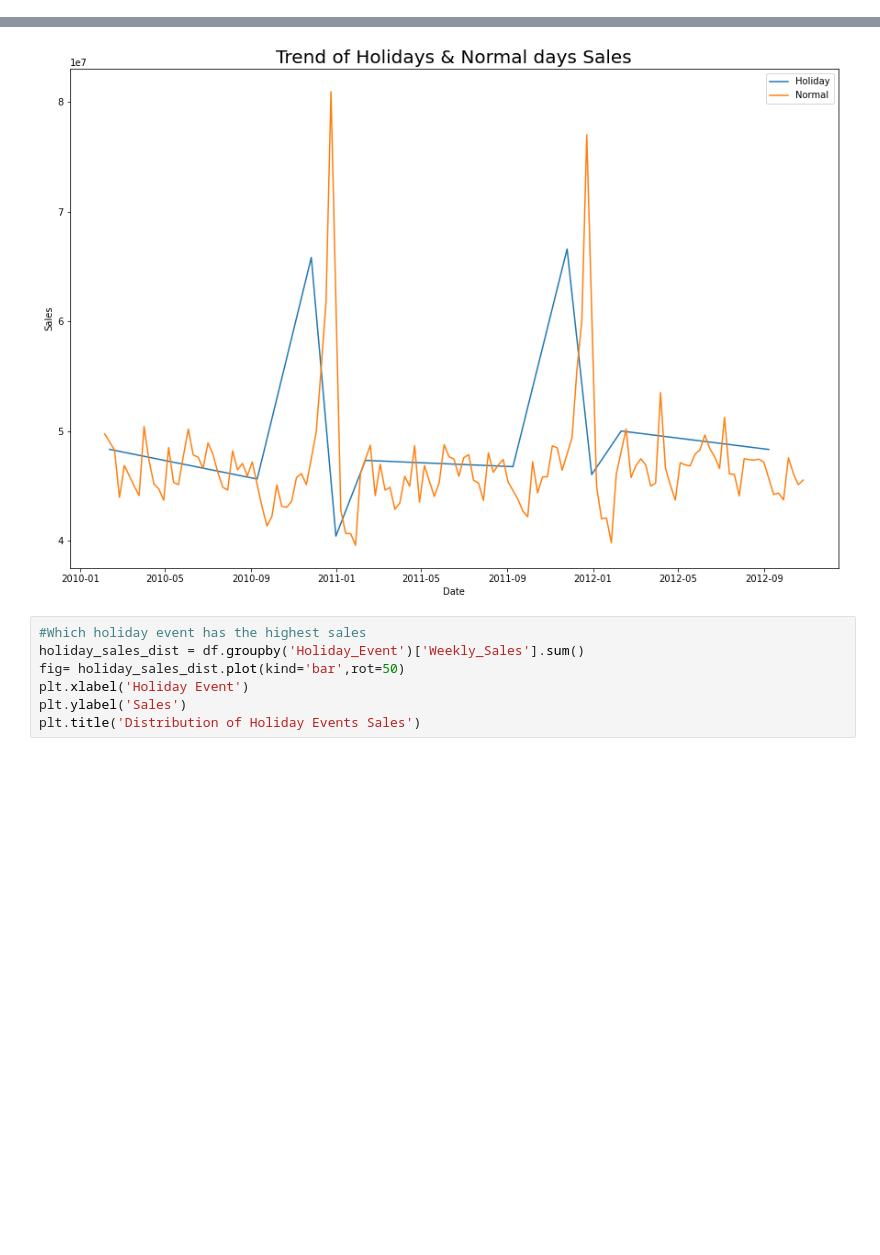
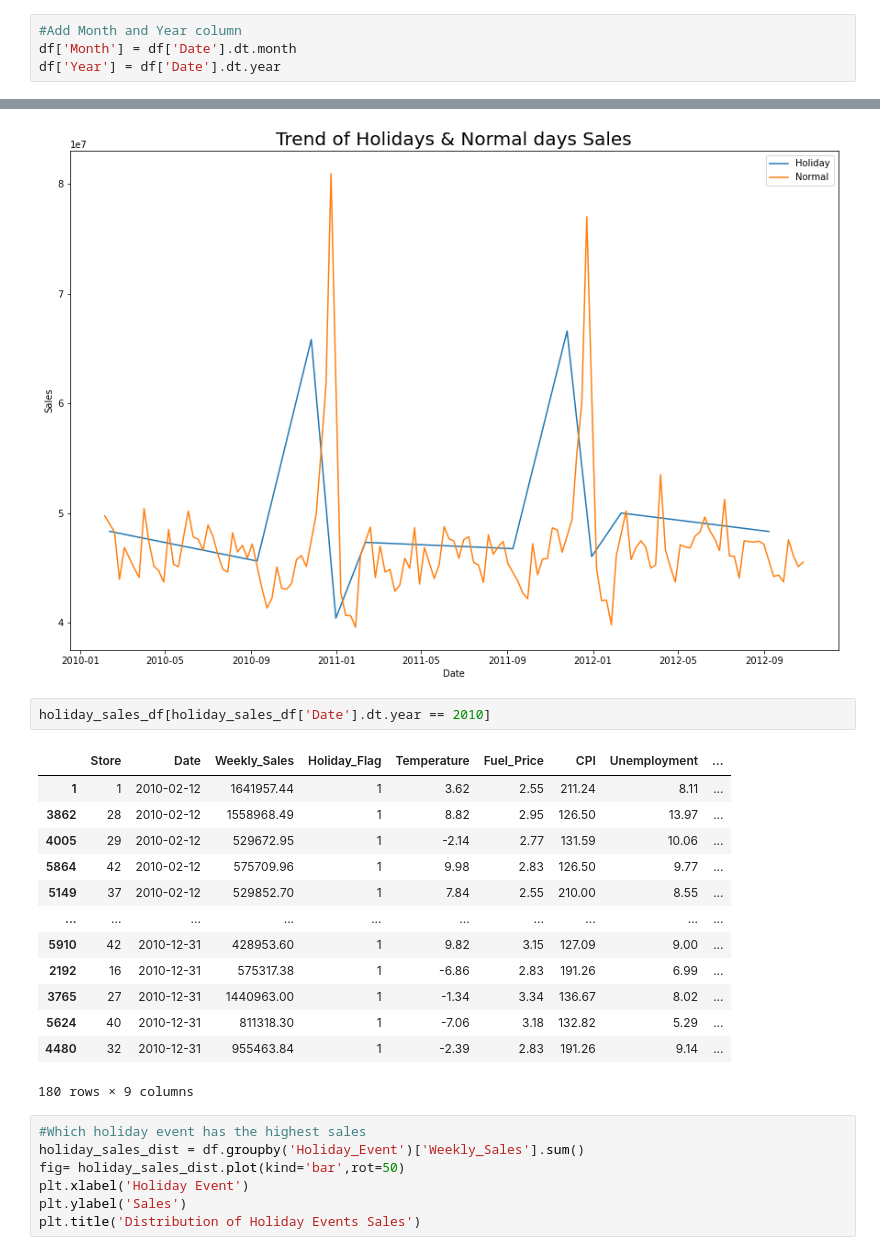
Before and after one commit to ndkhoa0704/DS-Tech-Final, a Jupyter notebook: trongdat.ipynb, the cells around one changed output, grey strips where cells are left out. Cells and saved outputs as stored; diff of their text form; blank space fills up the shorter version.

Commit message:
add month and year column

```diff
--- a/trongdat.ipynb
+++ b/trongdat.ipynb
@@ -88,3 +88,7 @@ Need to convert Date column to datetime type
 df['Temperature'] = (df['Temperature'] - 32 ) * (5/9)
 # %% [markdown]
 Convert temperature to Celsius for convinience.
+# %%
+#Add Month and Year column
+df['Month'] = df['Date'].dt.month
+df['Year'] = df['Date'].dt.year
@@ -177,6 +197,22 @@ plt.legend(['Holiday','Normal'])
 plt.show()
 # %% [output]
 [figure]
+# %%
+holiday_sales_df[holiday_sales_df['Date'].dt.year == 2010]
+# %% [output]
+|  | Store | Date | Weekly_Sales | Holiday_Flag | Temperature | Fuel_Price | CPI | Unemployment | ... |
+| 1 | 1 | 2010-02-12 | 1641957.44 | 1 | 3.62 | 2.55 | 211.24 | 8.11 | ... |
+| 3862 | 28 | 2010-02-12 | 1558968.49 | 1 | 8.82 | 2.95 | 126.50 | 13.97 | ... |
+| 4005 | 29 | 2010-02-12 | 529672.95 | 1 | -2.14 | 2.77 | 131.59 | 10.06 | ... |
+| 5864 | 42 | 2010-02-12 | 575709.96 | 1 | 9.98 | 2.83 | 126.50 | 9.77 | ... |
+| 5149 | 37 | 2010-02-12 | 529852.70 | 1 | 7.84 | 2.55 | 210.00 | 8.55 | ... |
+| ... | ... | ... | ... | ... | ... | ... | ... | ... | ... |
+| 5910 | 42 | 2010-12-31 | 428953.60 | 1 | 9.82 | 3.15 | 127.09 | 9.00 | ... |
+| 2192 | 16 | 2010-12-31 | 575317.38 | 1 | -6.86 | 2.83 | 191.26 | 6.99 | ... |
+| 3765 | 27 | 2010-12-31 | 1440963.00 | 1 | -1.34 | 3.34 | 136.67 | 8.02 | ... |
+| 5624 | 40 | 2010-12-31 | 811318.30 | 1 | -7.06 | 3.18 | 132.82 | 5.29 | ... |
+| 4480 | 32 | 2010-12-31 | 955463.84 | 1 | -2.39 | 2.83 | 191.26 | 9.14 | ... |
+180 rows × 9 columns
 # %%
 #Which holiday event has the highest sales
 holiday_sales_dist = df.groupby('Holiday_Event')['Weekly_Sales'].sum()
```
Also changed, not shown: parts of 1 cell of this notebook.
